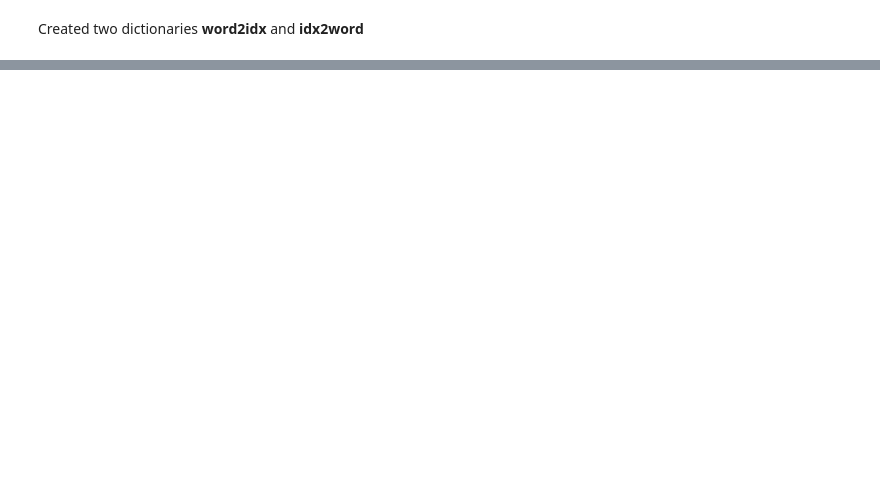
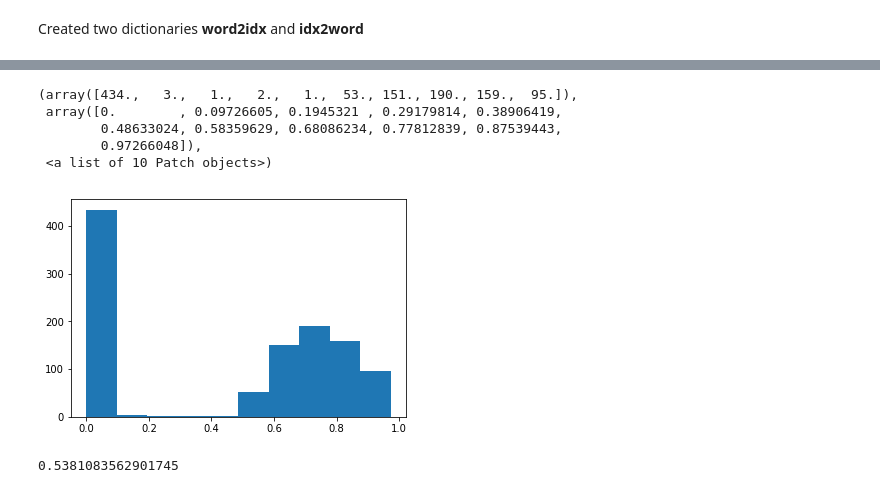
Before and after one commit to KevLuo/SAD, a Jupyter notebook: lstm.ipynb, the cells around one changed output, grey strips where cells are left out. Cells and saved outputs as stored; diff of their text form; code cells hidden in the pictures; blank space fills up the shorter version.

Commit message:
LSTM stuff

```diff
--- a/lstm.ipynb
+++ b/lstm.ipynb
@@ -133,0 +258,2 @@ NameError: name 'vocabulary' is not defined
+# %%
+model.fit(x_data, y_data, epochs = 3, batch_size = 32)
@@ -133,0 +304,15 @@ NameError: name 'vocabulary' is not defined
+# %%
+x_reverse_data = np.zeros([1089,32])
+for i in range(1089):
+    for j in range(32):
+        x_reverse_data[i, 31 - j] = x_data[i,j]
+# %%
+# create the model
+embedding_vecor_length = 32
+model = Sequential()
+model.add(Embedding(vocab_size, embedding_vecor_length, input_length=32))
+model.add(LSTM(50))
+model.add(Dense(50, activation='relu'))
+model.add(Dense(1, activation='sigmoid'))
+model.compile(loss='binary_crossentropy', optimizer='rmsprop', metrics=['accuracy'])
+print(model.summary())
@@ -133,0 +362,2 @@ NameError: name 'vocabulary' is not defined
+# %%
+x = model.predict(x_reverse_data)
@@ -133,0 +366,9 @@ NameError: name 'vocabulary' is not defined
+# %%
+plt.hist(x)
+# %% [output]
+(array([434.,   3.,   1.,   2.,   1.,  53., 151., 190., 159.,  95.]),
+ array([0.        , 0.09726605, 0.1945321 , 0.29179814, 0.38906419,
+        0.48633024, 0.58359629, 0.68086234, 0.77812839, 0.87539443,
+        0.97266048]),
+ <a list of 10 Patch objects>)
+[figure, added]
@@ -133,0 +377,4 @@ NameError: name 'vocabulary' is not defined
+# %%
+sum(y == y_data)/1089
+# %% [output]
+0.5381083562901745
```
Also changed, not shown: parts of 39 cells of this notebook, 1 other file.
